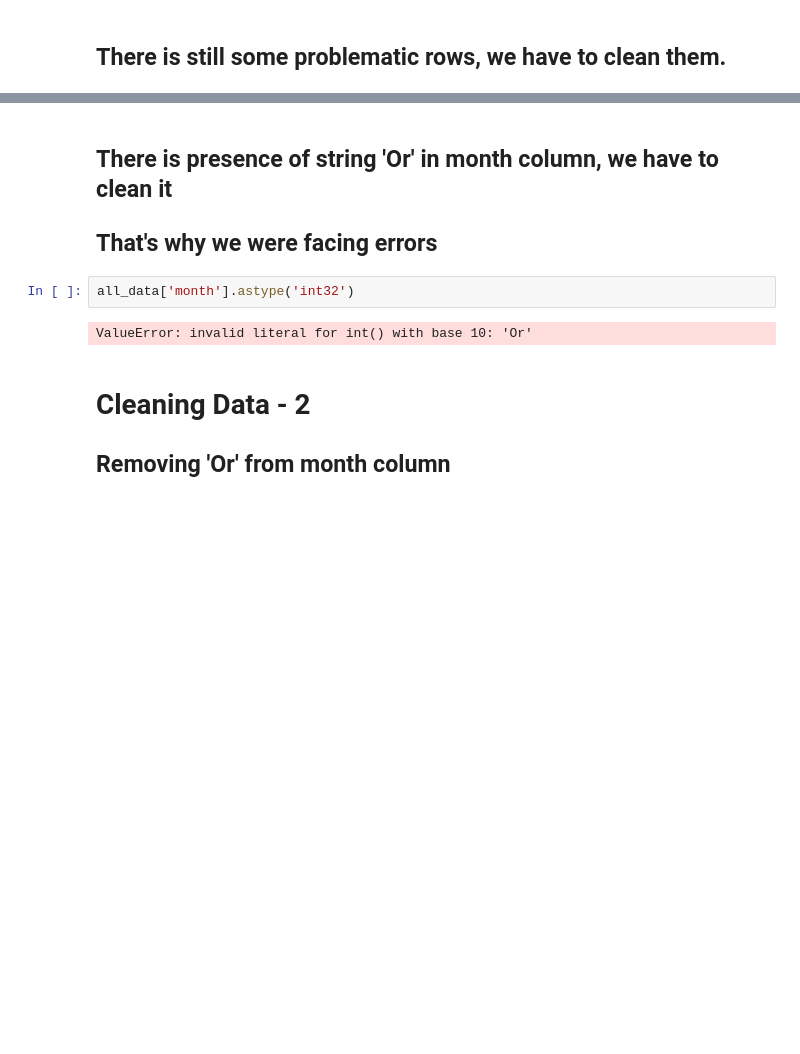
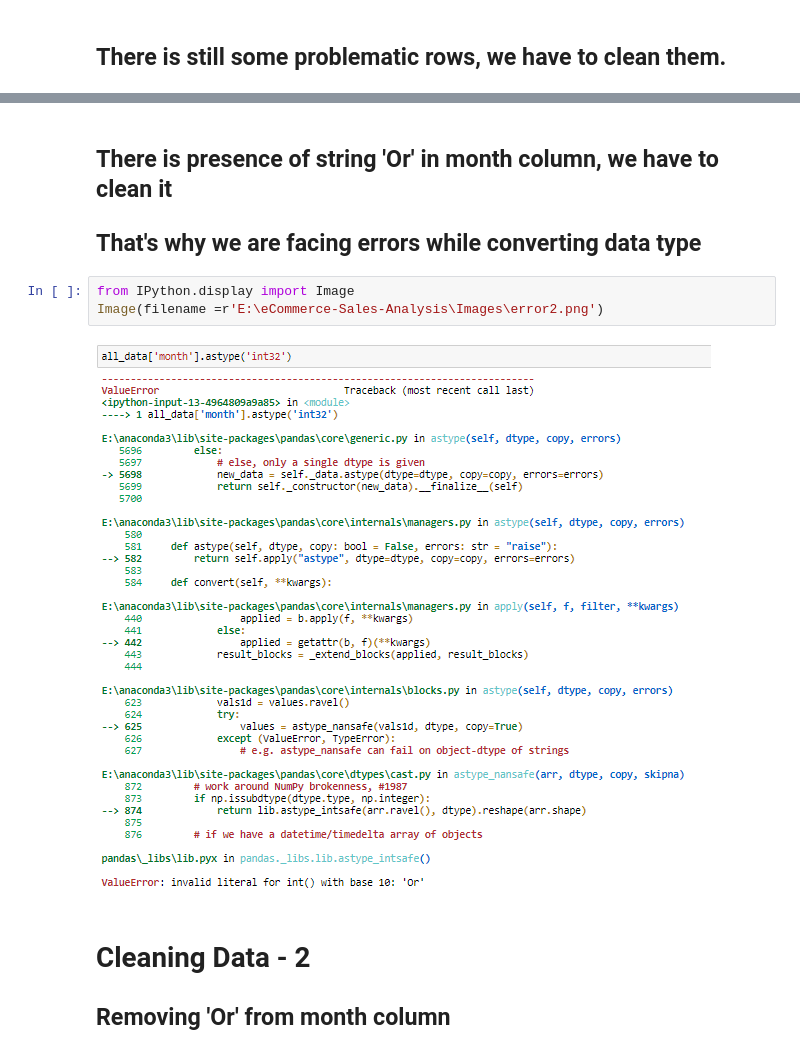
Before and after one commit to dishankkalra23/eCommerce-Sales-Analysis, a Jupyter notebook: Sales-Analysis.ipynb, the cells around one changed output, grey strips where cells are left out. Drawn from its saved outputs; the diff is of its cells as text; blank space fills up the shorter version.

```diff
--- a/Sales-Analysis.ipynb
+++ b/Sales-Analysis.ipynb
@@ -145,11 +146,12 @@ all_data['month'].sample(20)
 Name: month, dtype: object
 # %% [markdown]
 ## There is presence of string 'Or' in month column, we have to clean it
-## That's why we were facing errors
+## That's why we are facing errors while converting data type
-# %%
-all_data['month'].astype('int32')
-# %% [output]
-ValueError: invalid literal for int() with base 10: 'Or'
+# %%
+from IPython.display import Image
+Image(filename =r'E:\eCommerce-Sales-Analysis\Images\error2.png')
+# %% [output]
+[figure, added]
 # %% [markdown]
 # Cleaning Data - 2
 ## Removing 'Or' from month column
```
Also changed, not shown: parts of 5 cells of this notebook.
